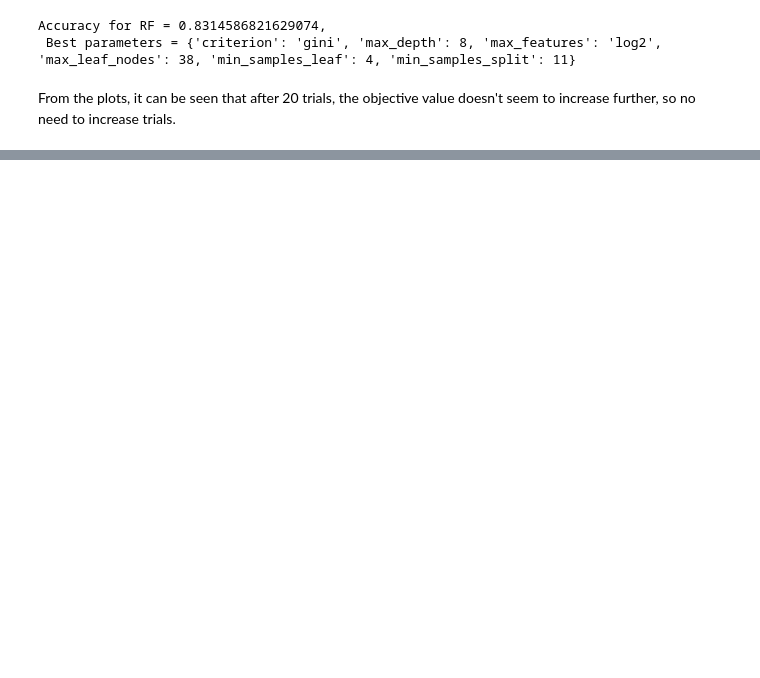
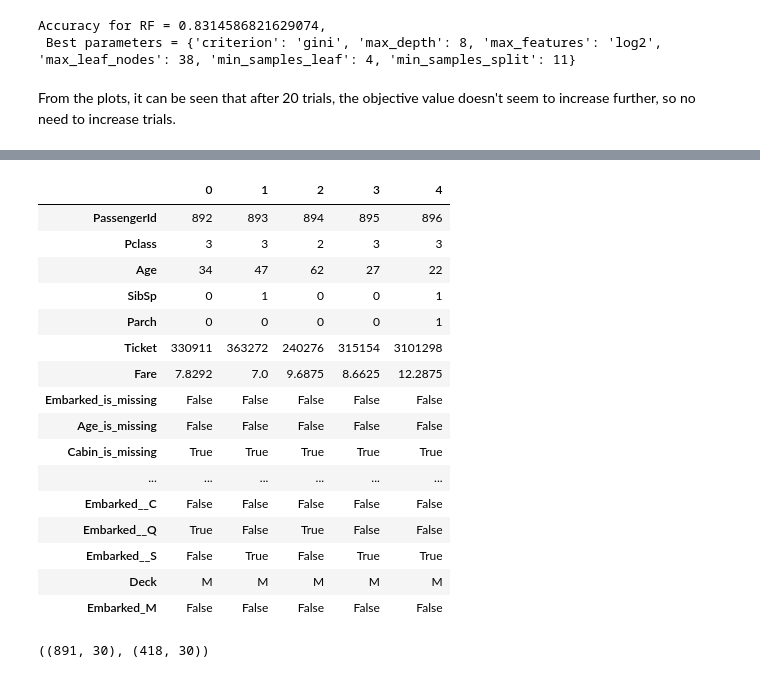
Before and after one commit to PrinssAlex/Predictive-Model-Titanic-Survival, a Jupyter notebook: workspace.ipynb, the cells around one changed output, grey strips where cells are left out. Drawn from its saved outputs; the diff is of its cells as text; code cells hidden in the pictures; blank space fills up the shorter version.

```diff
--- a/workspace.ipynb
+++ b/workspace.ipynb
@@ -1288,0 +1422,16 @@ opt.visualization.plot_optimization_history(study).show()
+# %%
+# replace M with -1
+X_test_df['Deck'] = X_test_df['Deck'].replace('M', -1)
+
+# convert to numerical without ordering
+X_test_df.Deck = X_test_df.Deck.astype('category').cat.codes
+# %%
+# convert `Age` to integer
+X_test_df.Age = X_test_df.Age.astype('int64')
+# %%
+# fix `Ticket` category
+# convert to categorical data and order
+X_test_df.Ticket = X_test_df['Ticket'].astype('category').cat.as_ordered()
+
+# convert to numerical
+X_test_df.Ticket = X_test_df['Ticket'].cat.codes
@@ -1288,0 +1442,3 @@ opt.visualization.plot_optimization_history(study).show()
+# %%
+# create the `Embarked_M` column
+X_test_df['Embarked_M'] = False
@@ -1288,0 +1465,20 @@ opt.visualization.plot_optimization_history(study).show()
+# %%
+X_test_df.head().T
+# %% [output]
+|  | 0 | 1 | 2 | 3 | 4 |
+| PassengerId | 892 | 893 | 894 | 895 | 896 |
+| Pclass | 3 | 3 | 2 | 3 | 3 |
+| Age | 34 | 47 | 62 | 27 | 22 |
+| SibSp | 0 | 1 | 0 | 0 | 1 |
+| Parch | 0 | 0 | 0 | 0 | 1 |
+| Ticket | 330911 | 363272 | 240276 | 315154 | 3101298 |
+| Fare | 7.8292 | 7.0 | 9.6875 | 8.6625 | 12.2875 |
+| Embarked_is_missing | False | False | False | False | False |
+| Age_is_missing | False | False | False | False | False |
+| Cabin_is_missing | True | True | True | True | True |
+| ... | ... | ... | ... | ... | ... |
+| Embarked__C | False | False | False | False | False |
+| Embarked__Q | True | False | True | False | False |
+| Embarked__S | False | True | False | True | True |
+| Deck | M | M | M | M | M |
+| Embarked_M | False | False | False | False | False |
@@ -1288,0 +1493,4 @@ opt.visualization.plot_optimization_history(study).show()
+# %%
+X_train_final.shape, X_test_final.shape
+# %% [output]
+((891, 30), (418, 30))
```
Also changed, not shown: parts of 48 cells of this notebook.
